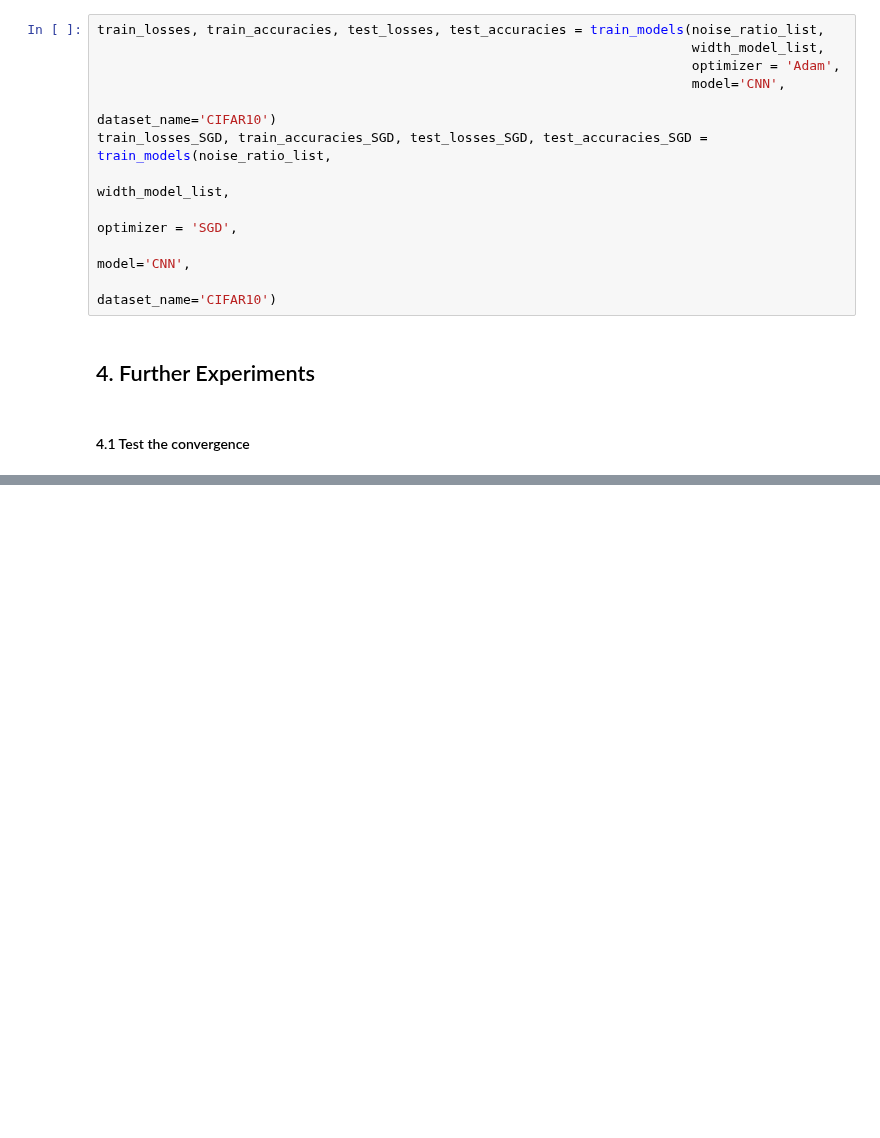
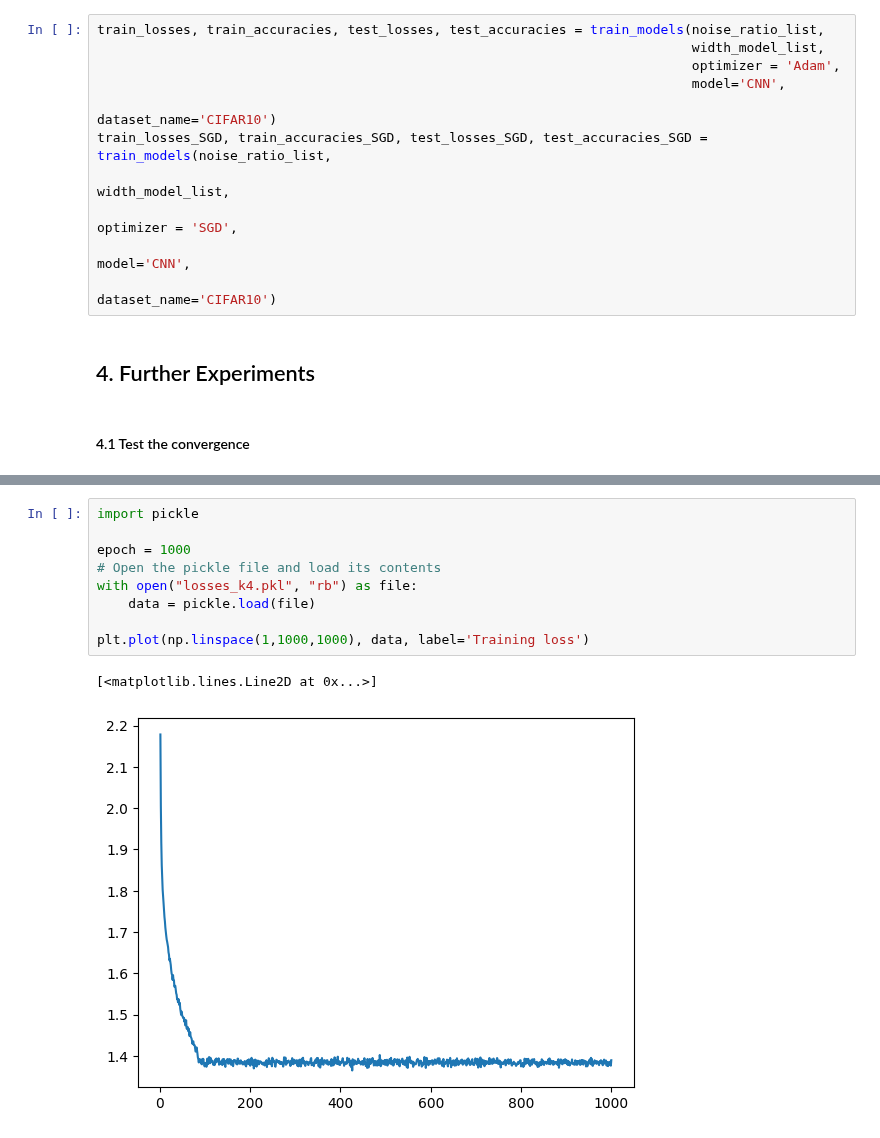
Before and after one commit to roduit/EE-411-FOIL-Project, a Jupyter notebook: source/main.ipynb, the cells around one changed output, grey strips where cells are left out. Drawn from its saved outputs; the diff is of its cells as text; blank space fills up the shorter version.

Commit message:
WithallLastPickles

```diff
--- a/source/main.ipynb
+++ b/source/main.ipynb
@@ -219,0 +155,12 @@ train_losses, test_losses,predictions = model_convergence(optimizer='Adam', mode
+# %%
+import pickle
+
+epoch = 1000
+# Open the pickle file and load its contents
+with open("losses_k4.pkl", "rb") as file:
+    data = pickle.load(file)
+
+plt.plot(np.linspace(1,1000,1000), data, label='Training loss')
+# %% [output]
+[<matplotlib.lines.Line2D at 0x...>]
+[figure, added]
```
Also changed, not shown: parts of 30 cells of this notebook, 18 other files.
